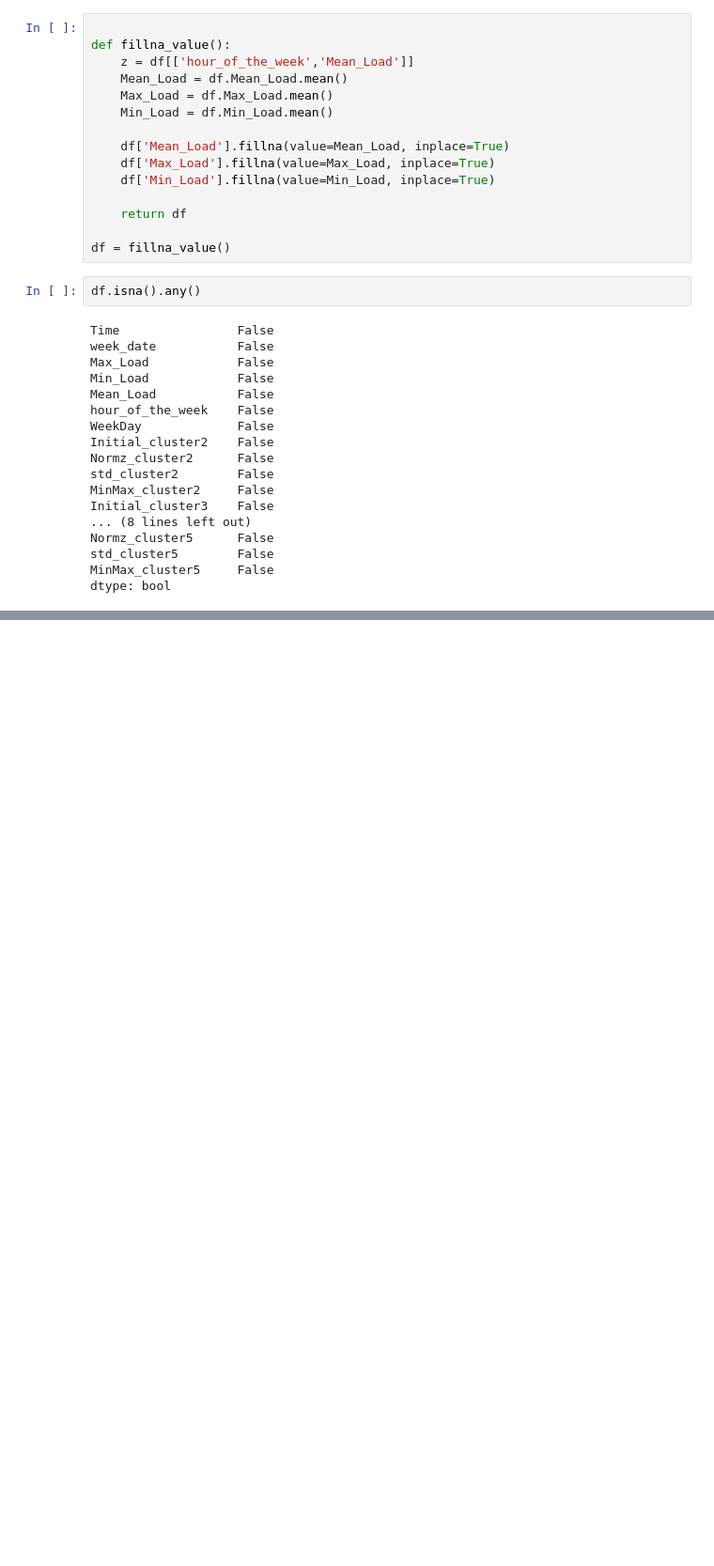
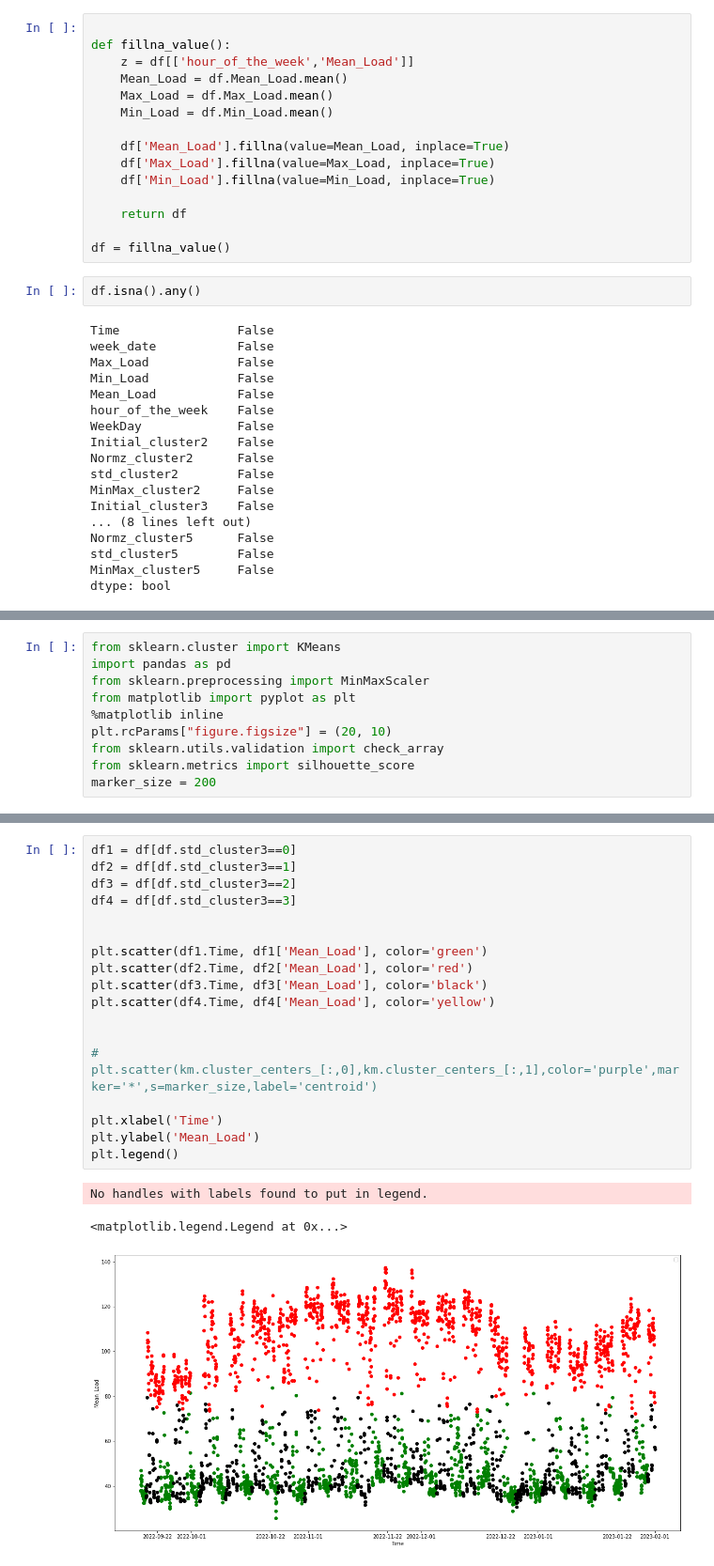
Before and after one commit to Tobi-DataDetective/Energy_Load_Profile_Classification, a Jupyter notebook: KMeans_Performance_Check.ipynb, the cells around one changed output, grey strips where cells are left out. Shown at 94% size. Saved outputs shown, nothing was run; the diff lists cells and outputs as text; blank space fills up the shorter version.

```diff
--- a/KMeans_Performance_Check.ipynb
+++ b/KMeans_Performance_Check.ipynb
@@ -103,3 +103,13 @@ Initial_cluster5  :  0.5334219533826399
 Normz_cluster5  :  0.29733169413821836
 std_cluster5  :  0.5275297022898429
 MinMax_cluster5  :  0.529042511675535
+# %%
+from sklearn.cluster import KMeans
+import pandas as pd
+from sklearn.preprocessing import MinMaxScaler
+from matplotlib import pyplot as plt
+%matplotlib inline
+plt.rcParams["figure.figsize"] = (20, 10)
+from sklearn.utils.validation import check_array
+from sklearn.metrics import silhouette_score
+marker_size = 200
@@ -105,0 +134,22 @@ MinMax_cluster5  :  0.529042511675535
+# %%
+df1 = df[df.std_cluster3==0]
+df2 = df[df.std_cluster3==1]
+df3 = df[df.std_cluster3==2]
+df4 = df[df.std_cluster3==3]
+
+
+plt.scatter(df1.Time, df1['Mean_Load'], color='green')
+plt.scatter(df2.Time, df2['Mean_Load'], color='red')
+plt.scatter(df3.Time, df3['Mean_Load'], color='black')
+plt.scatter(df4.Time, df4['Mean_Load'], color='yellow')
+
+
+# plt.scatter(km.cluster_centers_[:,0],km.cluster_centers_[:,1],color='purple',marker='*',s=marker_size,label='centroid')
+
+plt.xlabel('Time')
+plt.ylabel('Mean_Load')
+plt.legend()
+# %% [output]
+No handles with labels found to put in legend.
+<matplotlib.legend.Legend at 0x...>
+[figure, added]
```
Also changed, not shown: parts of 6 cells of this notebook, 3 other files.
